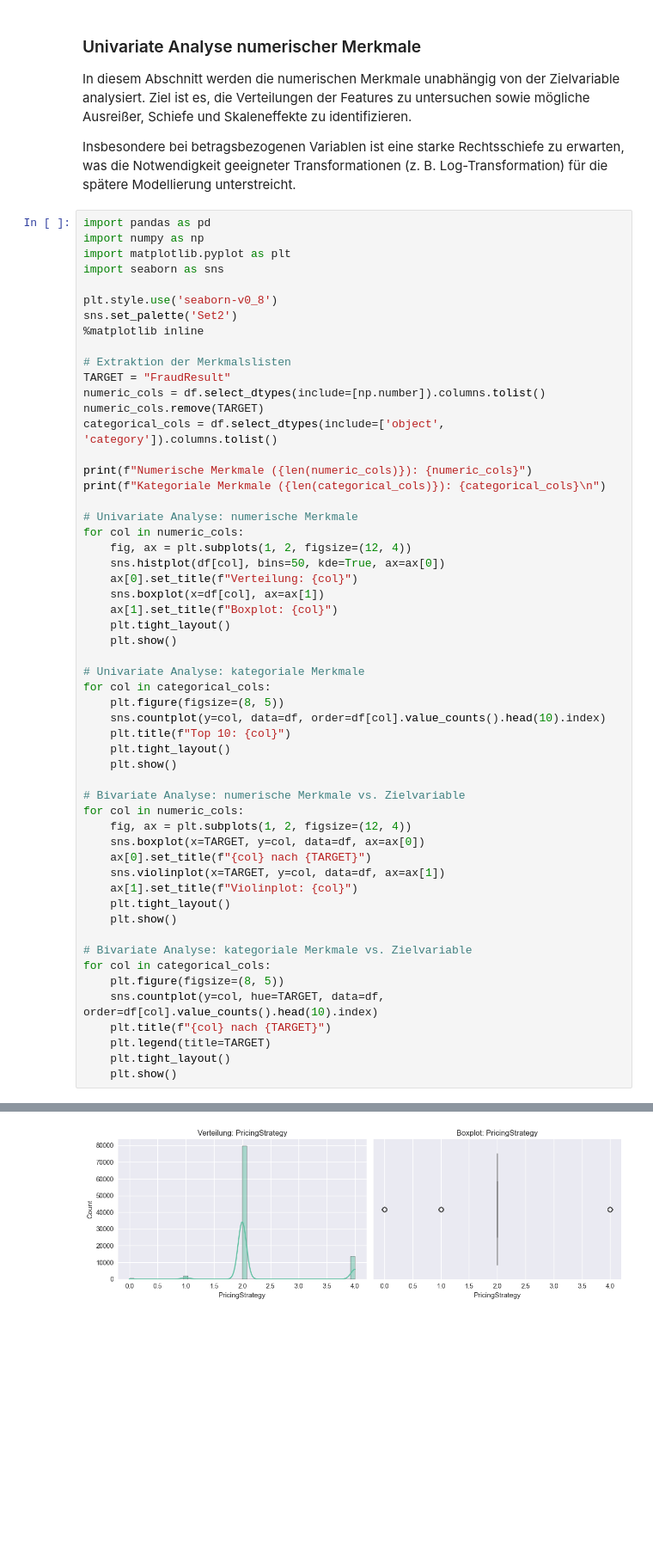
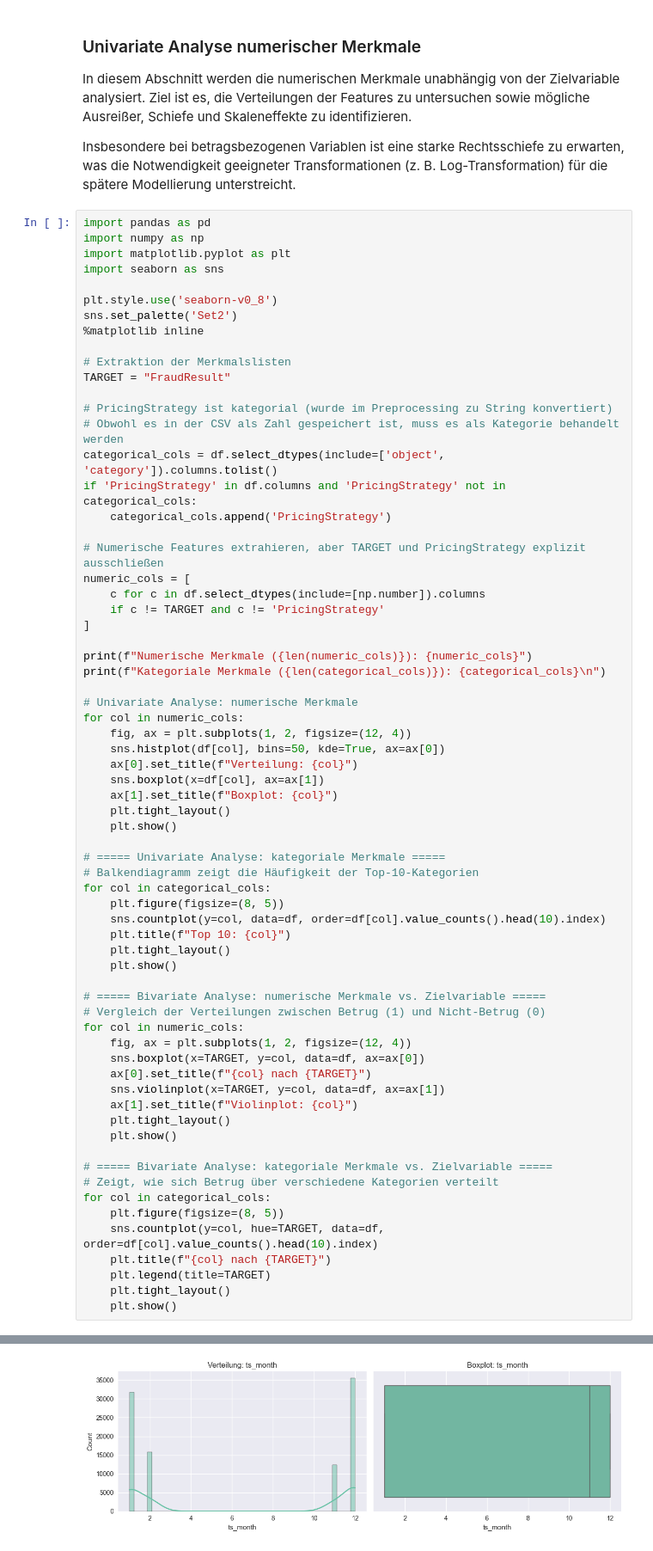
Before and after one commit to dorypat/KI-Fraud-Detection, a Jupyter notebook: notebooks/03_eda.ipynb, the cells around one changed output, grey strips where cells are left out. Shown at 86% size. Saved outputs shown, nothing was run; the diff lists cells and outputs as text; blank space fills up the shorter version.

```diff
--- a/notebooks/03_eda.ipynb
+++ b/notebooks/03_eda.ipynb
@@ -89,9 +349,18 @@ sns.set_palette('Set2')
 
 # Extraktion der Merkmalslisten
 TARGET = "FraudResult"
-numeric_cols = df.select_dtypes(include=[np.number]).columns.tolist()
-numeric_cols.remove(TARGET)
+
+# PricingStrategy ist kategorial (wurde im Preprocessing zu String konvertiert)
+# Obwohl es in der CSV als Zahl gespeichert ist, muss es als Kategorie behandelt werden
 categorical_cols = df.select_dtypes(include=['object', 'category']).columns.tolist()
+if 'PricingStrategy' in df.columns and 'PricingStrategy' not in categorical_cols:
+    categorical_cols.append('PricingStrategy')
+
+# Numerische Features extrahieren, aber TARGET und PricingStrategy explizit ausschließen
+numeric_cols = [
+    c for c in df.select_dtypes(include=[np.number]).columns
+    if c != TARGET and c != 'PricingStrategy'
+]
 
 print(f"Numerische Merkmale ({len(numeric_cols)}): {numeric_cols}")
 print(f"Kategoriale Merkmale ({len(categorical_cols)}): {categorical_cols}\n")
@@ -106,7 +375,8 @@ for col in numeric_cols:
     plt.tight_layout()
     plt.show()
 
-# Univariate Analyse: kategoriale Merkmale
+# ===== Univariate Analyse: kategoriale Merkmale =====
+# Balkendiagramm zeigt die Häufigkeit der Top-10-Kategorien
 for col in categorical_cols:
     plt.figure(figsize=(8, 5))
     sns.countplot(y=col, data=df, order=df[col].value_counts().head(10).index)
@@ -114,7 +384,8 @@ for col in categorical_cols:
     plt.tight_layout()
     plt.show()
 
-# Bivariate Analyse: numerische Merkmale vs. Zielvariable
+# ===== Bivariate Analyse: numerische Merkmale vs. Zielvariable =====
+# Vergleich der Verteilungen zwischen Betrug (1) und Nicht-Betrug (0)
 for col in numeric_cols:
     fig, ax = plt.subplots(1, 2, figsize=(12, 4))
     sns.boxplot(x=TARGET, y=col, data=df, ax=ax[0])
@@ -124,7 +395,8 @@ for col in numeric_cols:
     plt.tight_layout()
     plt.show()
 
-# Bivariate Analyse: kategoriale Merkmale vs. Zielvariable
+# ===== Bivariate Analyse: kategoriale Merkmale vs. Zielvariable =====
+# Zeigt, wie sich Betrug über verschiedene Kategorien verteilt
 for col in categorical_cols:
     plt.figure(figsize=(8, 5))
     sns.countplot(y=col, hue=TARGET, data=df, order=df[col].value_counts().head(10).index)
@@ -138,3 +410,3 @@ Kategoriale Merkmale (4): ['ProviderId', 'ProductId', 'ProductCategory', 'Channe
 [figure]
 [figure]
-[figure, old version]
+[figure, new version]
```
Also changed, not shown: parts of 30 cells of this notebook.
